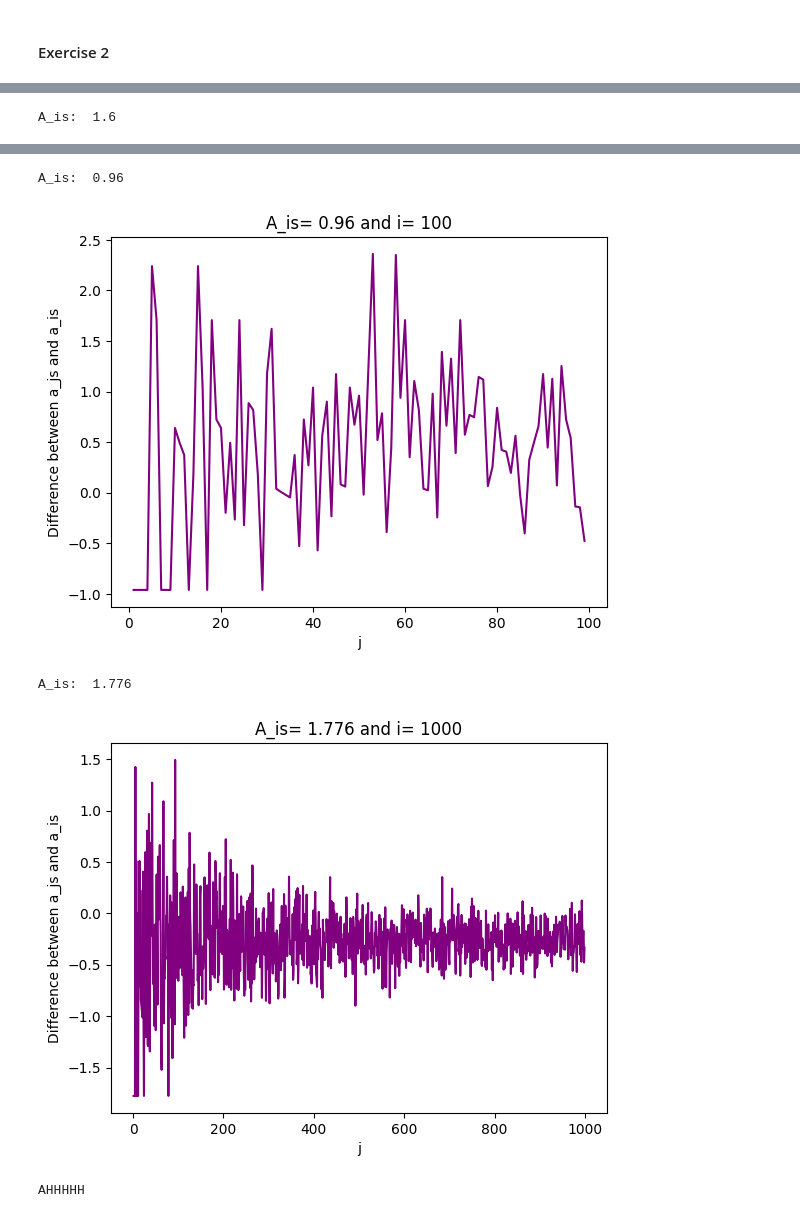
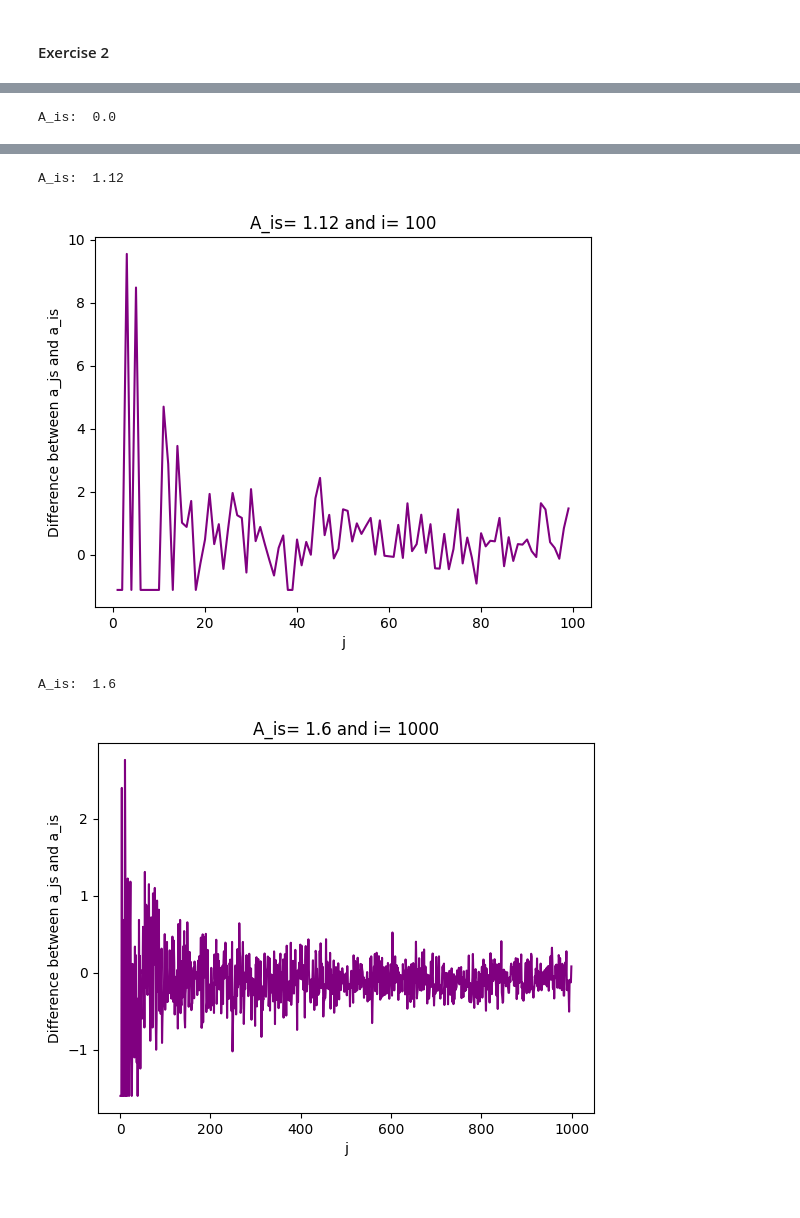
Before and after one commit to yoadvp-bit/Stochastic-simulations, a Jupyter notebook: assignment1.ipynb, the cells around one changed output, grey strips where cells are left out. Cells and saved outputs as stored; diff of their text form; code cells hidden in the pictures.

```diff
--- a/assignment1.ipynb
+++ b/assignment1.ipynb
@@ -95,5 +95,5 @@ Estimated Area:  1.49024
 # %%
-timeout = 0.1 + time.time()
+timeout = 0.09 + time.time()
 power = 1
 
 while True:
@@ -116,4 +116,4 @@ while True:
         break
     power += 1
 # %% [output]
-A_is:  1.6
+A_is:  0.0
@@ -121,8 +121,7 @@ A_is:  1.6
-A_is:  0.96
+A_is:  1.12
-[figure, old version]
+[figure, new version]
-A_is:  1.776
+A_is:  1.6
-[figure, old version]
+[figure, new version]
-AHHHHH
 # %%
 timeout = 0.5 + time.time()
 power = 1
```
Also changed, not shown: parts of 5 cells of this notebook.
